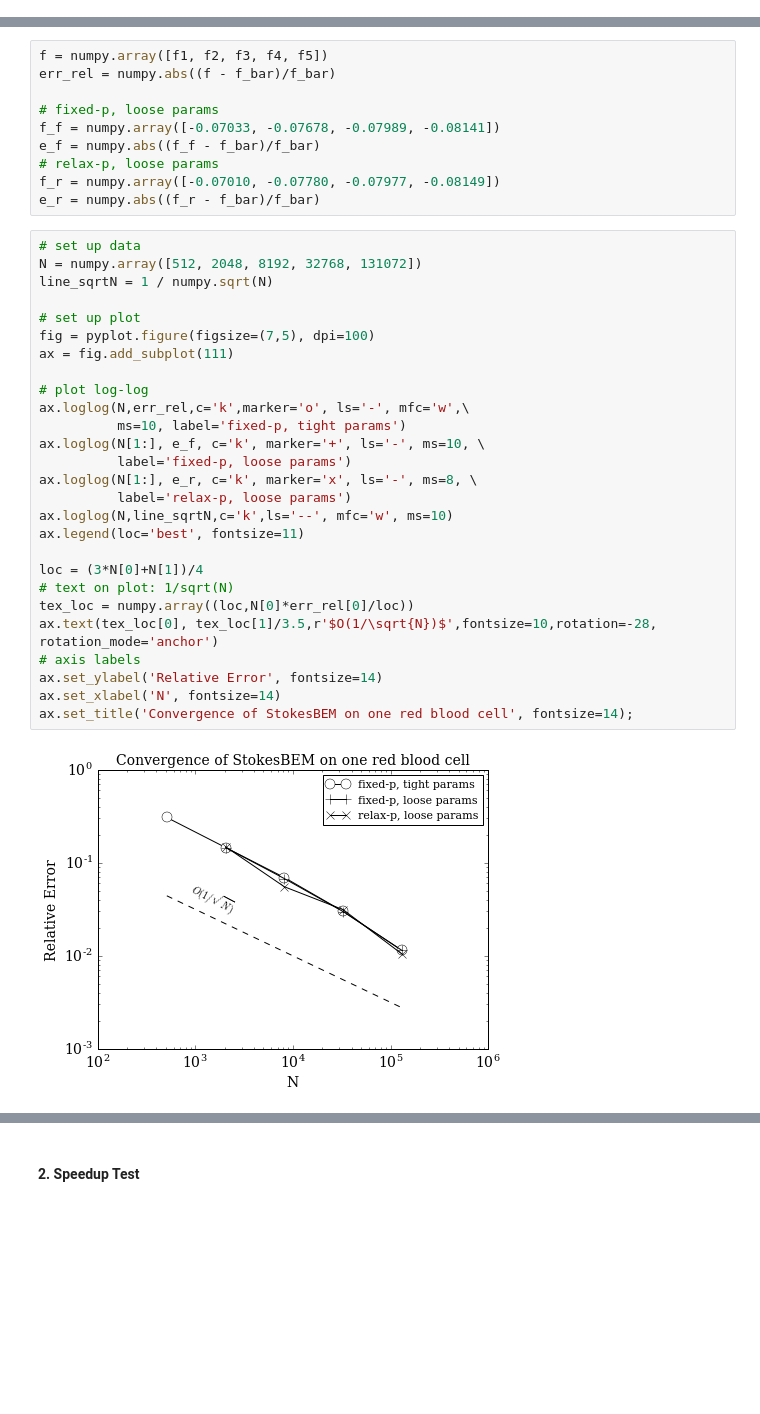
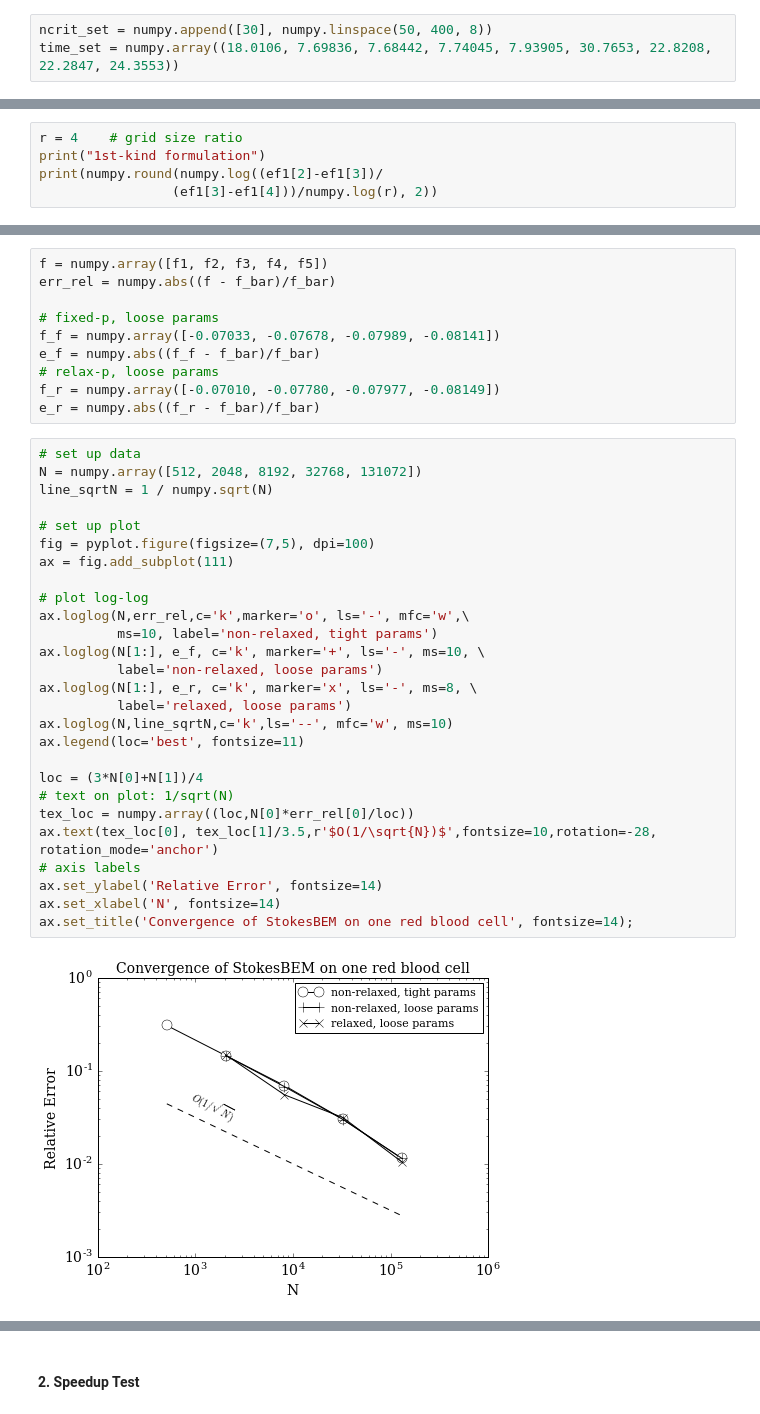
Before and after one commit to barbagroup/inexact-gmres, a Jupyter notebook: supplementary-materials/inexact-GMRES-result.ipynb, the cells around one changed output, grey strips where cells are left out. Saved outputs shown, nothing was run; the diff lists cells and outputs as text; blank space fills up the shorter version.

Commit message:
add ncrit vs time plot, use consistant variable names

```diff
--- a/supplementary-materials/inexact-GMRES-result.ipynb
+++ b/supplementary-materials/inexact-GMRES-result.ipynb
@@ -28,0 +31,3 @@ Despite the fact that the hardwares are not the same (but both hexa-core CPUs),
+# %%
+ncrit_set = numpy.append([30], numpy.linspace(50, 400, 8))
+time_set = numpy.array((18.0106, 7.69836, 7.68442, 7.74045, 7.93905, 30.7653, 22.8208, 22.2847, 24.3553))
@@ -379,0 +395,5 @@ ef1 = numpy.array([1.87492e-01, 9.39450e-02, 4.63921e-02, \
+# %%
+r = 4    # grid size ratio
+print("1st-kind formulation")
+print(numpy.round(numpy.log((ef1[2]-ef1[3])/
+                 (ef1[3]-ef1[4]))/numpy.log(r), 2))
@@ -534,29 +563,29 @@ e_r = numpy.abs((f_r - f_bar)/f_bar)
 # %%
 # set up data
 N = numpy.array([512, 2048, 8192, 32768, 131072])
 line_sqrtN = 1 / numpy.sqrt(N)
 
 # set up plot
 fig = pyplot.figure(figsize=(7,5), dpi=100)
 ax = fig.add_subplot(111)
 
 # plot log-log
 ax.loglog(N,err_rel,c='k',marker='o', ls='-', mfc='w',\
-          ms=10, label='fixed-p, tight params')
+          ms=10, label='non-relaxed, tight params')
 ax.loglog(N[1:], e_f, c='k', marker='+', ls='-', ms=10, \
-          label='fixed-p, loose params')
+          label='non-relaxed, loose params')
 ax.loglog(N[1:], e_r, c='k', marker='x', ls='-', ms=8, \
-          label='relax-p, loose params')
+          label='relaxed, loose params')
 ax.loglog(N,line_sqrtN,c='k',ls='--', mfc='w', ms=10)
 ax.legend(loc='best', fontsize=11)
 
 loc = (3*N[0]+N[1])/4
 # text on plot: 1/sqrt(N)
 tex_loc = numpy.array((loc,N[0]*err_rel[0]/loc))
 ax.text(tex_loc[0], tex_loc[1]/3.5,r'$O(1/\sqrt{N})$',fontsize=10,rotation=-28, rotation_mode='anchor')
 # axis labels
 ax.set_ylabel('Relative Error', fontsize=14)
 ax.set_xlabel('N', fontsize=14)
 ax.set_title('Convergence of StokesBEM on one red blood cell', fontsize=14);
 # %% [output]
-[figure, old version]
+[figure, new version]
```
Also changed, not shown: parts of 27 cells of this notebook.
